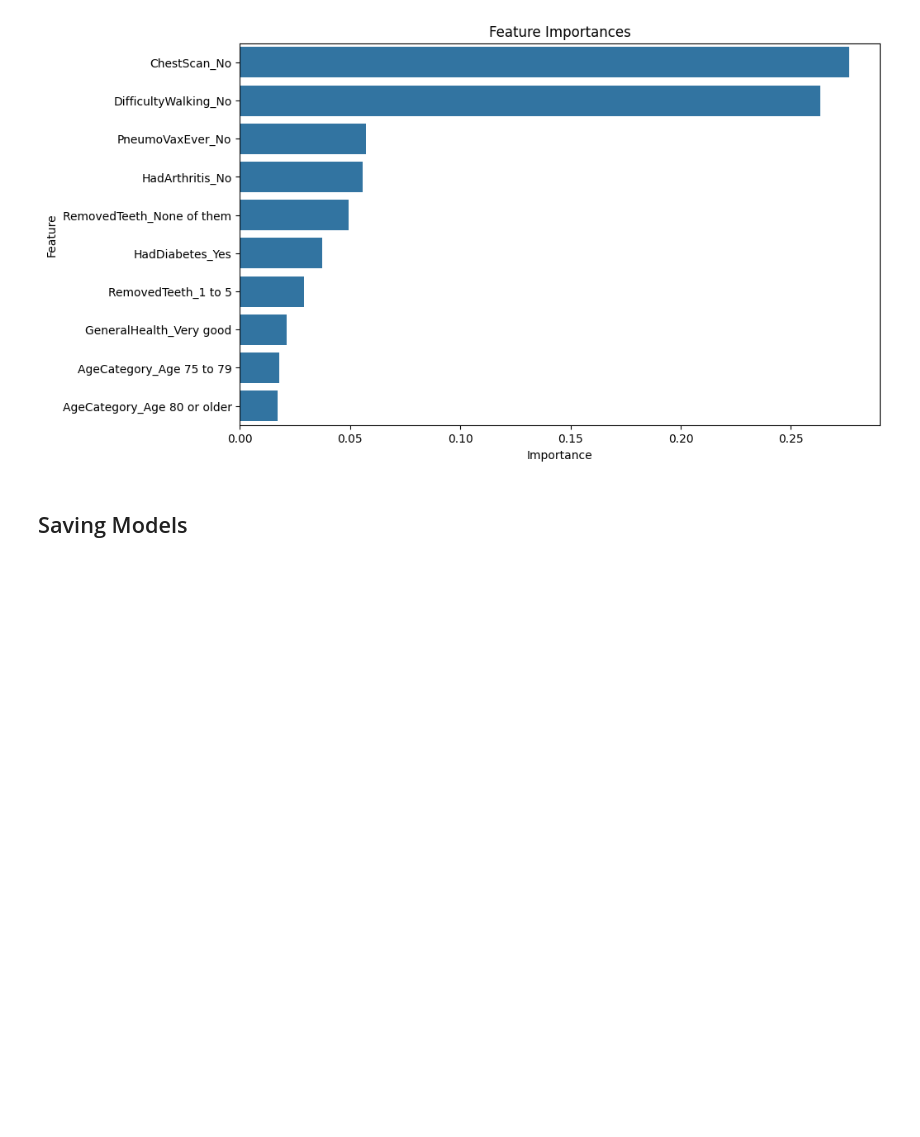
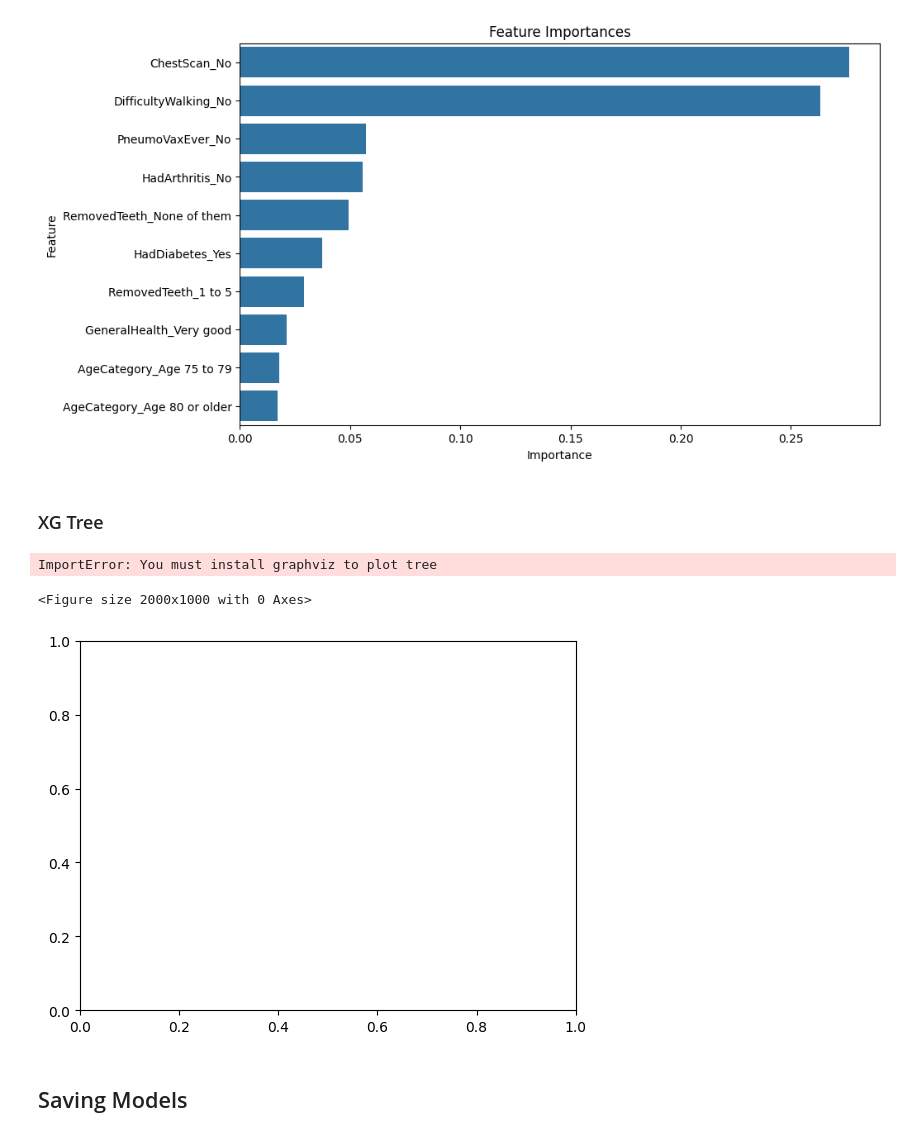
Before and after one commit to DecisionTreeBruining/212B-ML-Project, a Jupyter notebook: assignment_2/local_dev/modeling_vem.ipynb, the cells around one changed output. Saved outputs shown, nothing was run; the diff lists cells and outputs as text; code cells hidden in the pictures; blank space fills up the shorter version.

```diff
--- a/assignment_2/local_dev/modeling_vem.ipynb
+++ b/assignment_2/local_dev/modeling_vem.ipynb
@@ -393,6 +403,17 @@ plt.title('Feature Importances')
 plt.show()
 # %% [output]
 [figure]
+# %% [markdown]
+### XG Tree
+# %%
+# Plot the first tree of the XGBoost model
+plt.figure(figsize=(20, 10))
+xgb.plot_tree(xgb_model, num_trees=0)  # Change num_trees to visualize a different tree
+plt.show()
+# %% [output]
+ImportError: You must install graphviz to plot tree
+<Figure size 2000x1000 with 0 Axes>
+[figure, added]
 # %% [markdown]
 ## Saving Models
 # %%
```
Also changed, not shown: parts of 7 cells of this notebook.
